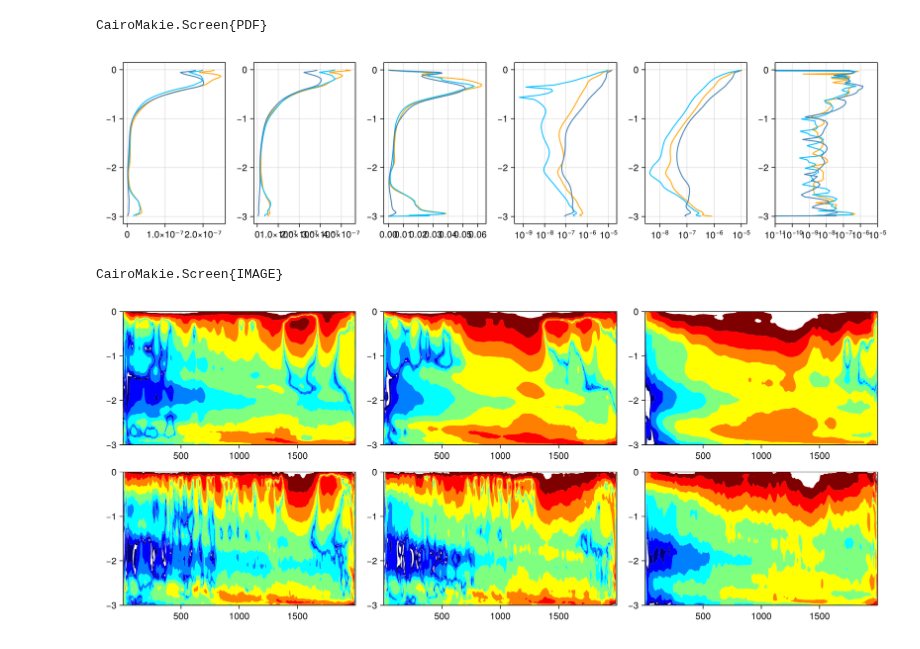
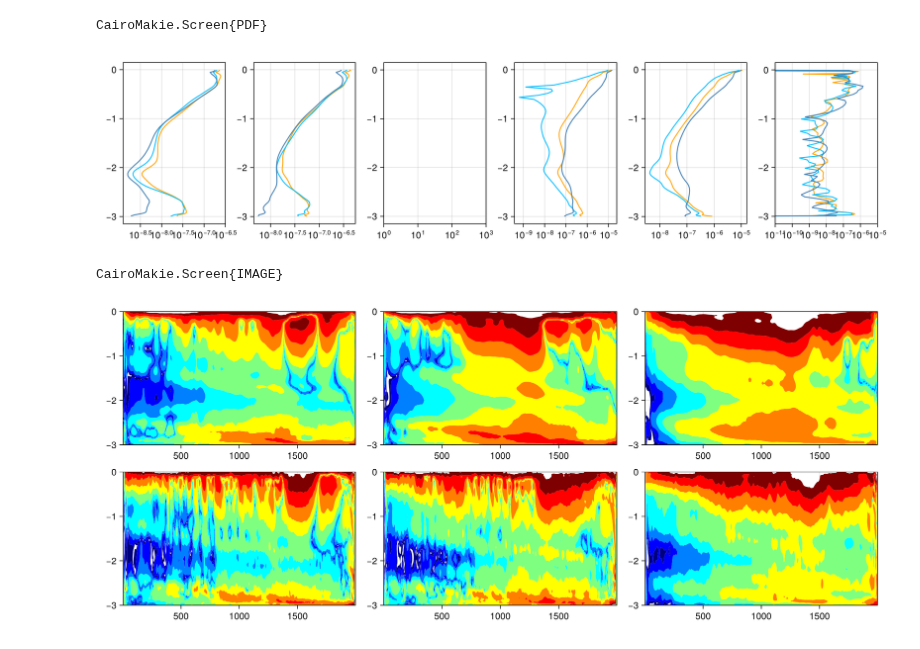
Before and after one commit to simone-silvestri/TimestepperTestCases.jl, a Jupyter notebook: notebooks/Results_channel.ipynb, the cells around one changed output. Cells and saved outputs as stored; diff of their text form; code cells hidden in the pictures.

```diff
--- a/Results_channel.ipynb
+++ b/notebooks/Results_channel.ipynb
@@ -176,46 +173,46 @@ CairoMakie.save(path * "dissipation-channel.pdf", fig)
 CairoMakie.Screen{PDF}
 # %%
 fig = Figure(size = (1200, 300))
-ax = Axis(fig[1, 1]) #, xscale = log10)
+ax = Axis(fig[1, 1], xscale = log10)
 lines!(ax, interior(mean(al.Gbx[end], dims=(1,2)), 1, 1, :), zC, color=c3)
 lines!(ax, interior(mean(rl.Gbx[end], dims=(1,2)), 1, 1, :), zC, color=c1)
 lines!(ax, interior(mean(r3.Gbx[end], dims=(1,2)), 1, 1, :), zC, color=c4)
 # lines!(ax, interior(mean(cM.Gbx, dims=(1,2)), 1, 1, :),      zC, color=:purple, linestyle=:dashdot)
 # xlims!(ax, (1e-11, 1e-5))
-ax = Axis(fig[1, 2]) #, xscale = log10)
+ax = Axis(fig[1, 2], xscale = log10)
 lines!(ax, interior(mean(al.Gby[end], dims=(1,2)), 1, 1, :), zC, color=c3)
 lines!(ax, interior(mean(rl.Gby[end], dims=(1,2)), 1, 1, :), zC, color=c1)
 lines!(ax, interior(mean(r3.Gby[end], dims=(1,2)), 1, 1, :), zC, color=c4)
 # lines!(ax, interior(mean(cM.Gby, dims=(1,2)), 1, 1, :),      zC, color=c3)
 # xlims!(ax, (1e-11, 1e-5))
-ax = Axis(fig[1, 3]) #, xscale = log10)
+ax = Axis(fig[1, 3], xscale = log10)
 lines!(ax, interior(mean(al.Gbz[end], dims=(1,2)), 1, 1, :), zF, color=c3)
 lines!(ax, interior(mean(rl.Gbz[end], dims=(1,2)), 1, 1, :), zF, color=c1)
 lines!(ax, interior(mean(r3.Gbz[end], dims=(1,2)), 1, 1, :), zF, color=c4)
 # lines!(ax, interior(mean(cM.Gbz, dims=(1,2)), 1, 1, :),      zF, color=:purple, linestyle=:dashdot)
 # xlims!(ax, (1e-5, 1e0))
 ax = Axis(fig[1, 4] , xscale=log10)
 lines!(ax, abs.(interior(mean(al.Abx[end], dims=(1,2)), 1, 1, :)), zC, color=c3)
 lines!(ax, abs.(interior(mean(rl.Abx[end], dims=(1,2)), 1, 1, :)), zC, color=c1)
 lines!(ax, abs.(interior(mean(r3.Abx[end], dims=(1,2)), 1, 1, :)), zC, color=c4)
 # lines!(ax, abs.(interior(mean(cM.Abx, dims=(1,2)), 1, 1, :)     ), zC, color=:purple, linestyle=:dashdot)
 # xlims!(ax, (1e-10, 1e-5))
 ax = Axis(fig[1, 5] , xscale=log10)
 lines!(ax, abs.(interior(mean(al.Aby[end], dims=(1,2)), 1, 1, :)), zC, color=c3)
 lines!(ax, abs.(interior(mean(rl.Aby[end], dims=(1,2)), 1, 1, :)), zC, color=c1)
 lines!(ax, abs.(interior(mean(r3.Aby[end], dims=(1,2)), 1, 1, :)), zC, color=c4)
 # lines!(ax, abs.(interior(mean(cM.Aby, dims=(1,2)), 1, 1, :)     ), zC, color=:purple, linestyle=:dashdot)
 # xlims!(ax, (1e-10, 1e-5))
 ax = Axis(fig[1, 6], xscale=log10)
 lines!(ax, abs.(interior(mean(al.Abz[end], dims=(1,2)), 1, 1, :)) .+ 1e-20, zF, color=c3)
 lines!(ax, abs.(interior(mean(rl.Abz[end], dims=(1,2)), 1, 1, :)) .+ 1e-20, zF, color=c1)
 lines!(ax, abs.(interior(mean(r3.Abz[end], dims=(1,2)), 1, 1, :)) .+ 1e-20, zF, color=c4)
 # lines!(ax, abs.(interior(mean(cM.Abz, dims=(1,2)), 1, 1, :)     ), zF, color=:purple, linestyle=:dashdot)
 xlims!(ax, (1e-11, 1e-5))
 
 display(current_figure())
 # %% [output]
-[figure, old version]
+[figure, new version]
 CairoMakie.Screen{IMAGE}
 # %%
 yC = al.Abx.grid.yᵃᶜᵃ[1:400] ./ 1000
```
Also changed, not shown: parts of 2 cells of this notebook, 38 other files.
